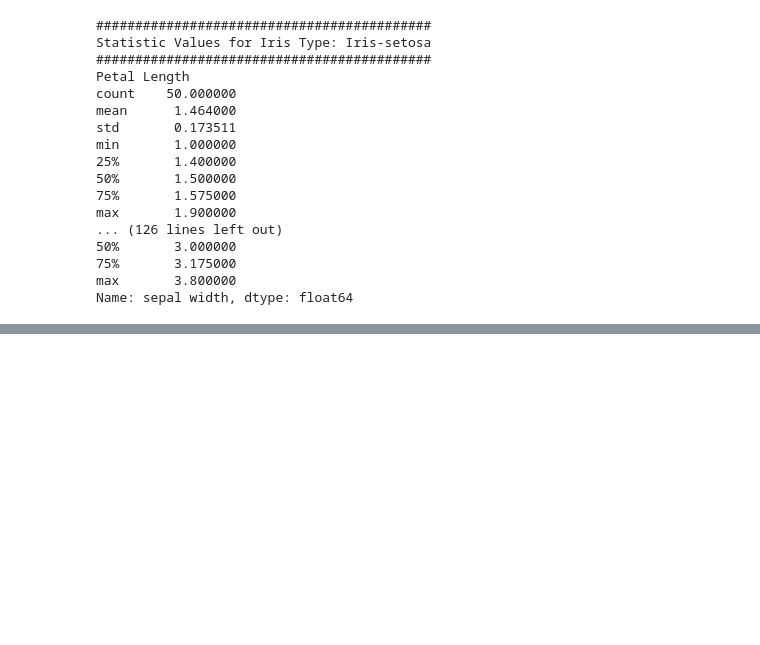
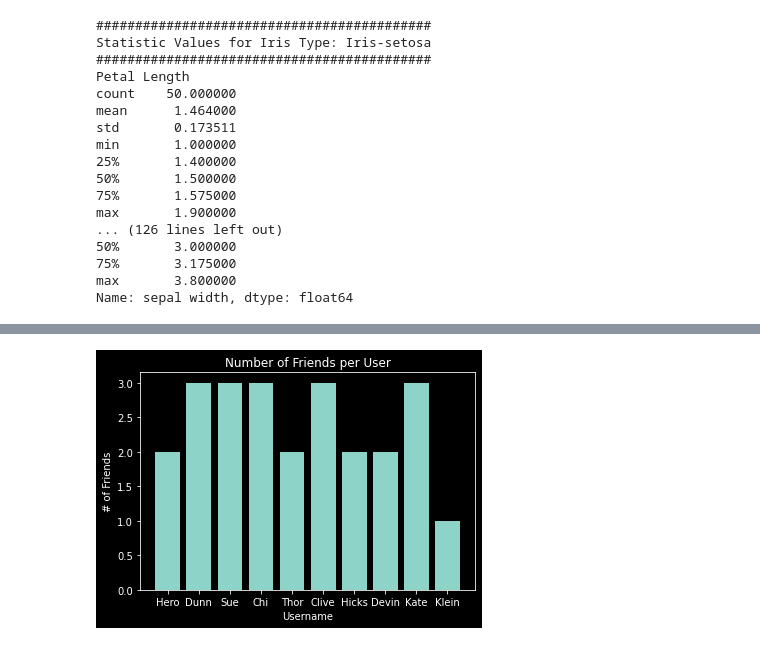
Before and after one commit to yhutter-dv/fhgr-explorative-data-analytics, a Jupyter notebook: jupyter_notebooks/assignments.ipynb, the cells around one changed output, grey strips where cells are left out. Cells and saved outputs as stored; diff of their text form; code cells hidden in the pictures; blank space fills up the shorter version.

```diff
--- a/jupyter_notebooks/assignments.ipynb
+++ b/jupyter_notebooks/assignments.ipynb
@@ -424,0 +474,50 @@ Name: sepal width, dtype: float64
+# %%
+from matplotlib import pyplot as plt
+
+users = [
+    { "id": 0, "name": "Hero" },
+    { "id": 1, "name": "Dunn" },
+    { "id": 2, "name": "Sue" },
+    { "id": 3, "name": "Chi" },
+    { "id": 4, "name": "Thor" },
+    { "id": 5, "name": "Clive" },
+    { "id": 6, "name": "Hicks" },
+    { "id": 7, "name": "Devin" },
+    { "id": 8, "name": "Kate" },
+    { "id": 9, "name": "Klein" }
+]
+
+friendship_pairs = [(0, 1), (0, 2), (1, 2), (1, 3), (2, 3), (3, 4),
+                    (4, 5), (5, 6), (5, 7), (6, 8), (7, 8), (8, 9)]
+
+
+friendships = {user["id"]: [] for user in users}
+
+# And loop over the friendship pairs to populate it:
+for i, j in friendship_pairs:
+    friendships[i].append(j)  # Add j as a friend of user i
+    friendships[j].append(i)  # Add i as a friend of user j
+
+
+def number_of_friends(user):
+    """How many friends does _user_ have?"""
+    user_id = user["id"]
+    friend_ids = friendships[user_id]
+    return len(friend_ids)
+
+number_of_friends_per_user = [number_of_friends(user) for user in users]
+
+plt.style.use('dark_background')
+
+plt.bar(range(len(users)), number_of_friends_per_user)
+
+
+plt.title("Number of Friends per User")     # add a title
+plt.ylabel("# of Friends")   # label the y-axis
+plt.xlabel("Username")   # label the x-axis
+
+plt.xticks(range(len(users)), [f"{user['name']}" for user in users])
+
+plt.show()
+# %% [output]
+[figure, added]
```
Also changed, not shown: parts of 11 cells of this notebook, 2 other files.
